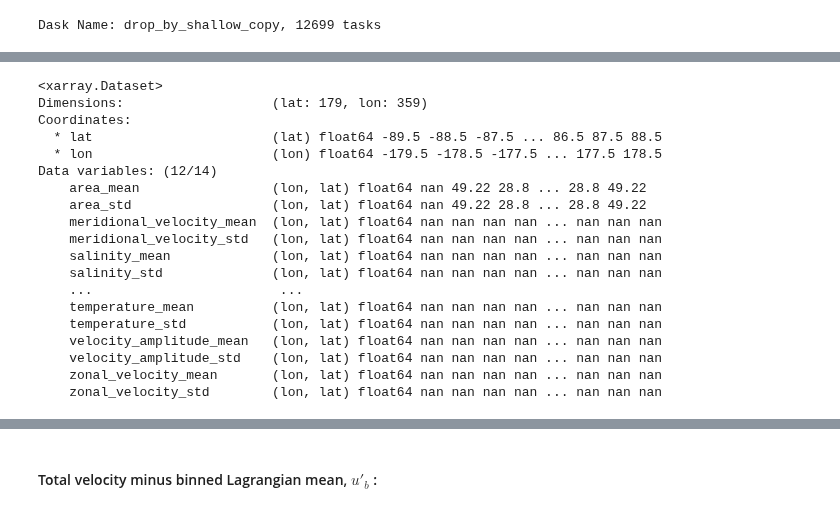
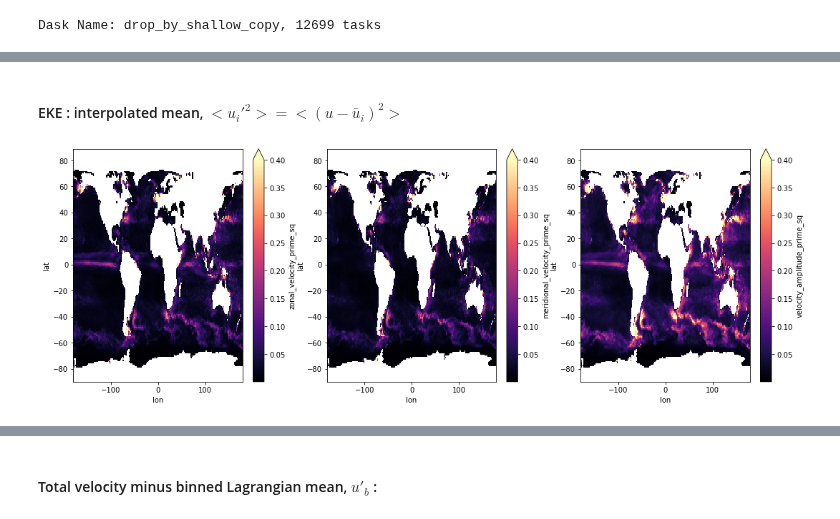
Before and after one commit to apatlpo/mit_equinox, a Jupyter notebook: parcels/binned_diags.ipynb, the cells around one changed output, grey strips where cells are left out. Saved outputs shown, nothing was run; the diff lists cells and outputs as text; code cells hidden in the pictures.

```diff
--- a/parcels/binned_diags.ipynb
+++ b/parcels/binned_diags.ipynb
@@ -101 +210,11 @@ df_uv['lat_cut'] = df_uv['lat'].map_partitions(pd.cut, lat_bins)
+# %% [markdown]
+#### EKE : interpolated mean, $<u_i'^2>=<(u-\bar u_i)^2>$
+# %%
+columns = ['zonal_velocity_prime','meridional_velocity_prime','velocity_amplitude_prime']
+figsize=(6*len(columns),6)
+fig,axs = plt.subplots(1,len(columns),figsize=figsize)#,subplot_kw=dict(projection=projection))
+for V, ax in zip(columns,axs):
+    df_mean[V+'_sq'].plot(ax=ax,x='lon',vmax=0.4,cmap='magma')
+# %% [output]
+[figure, added]
 # %%
@@ -103,22 +221,0 @@ df_bin_mean = p.load_diagnostic('L_mean_std.zarr')
-# %%
-df_bin_mean.load()
-# %% [output]
-<xarray.Dataset>
-Dimensions:                   (lat: 179, lon: 359)
-Coordinates:
-  * lat                       (lat) float64 -89.5 -88.5 -87.5 ... 86.5 87.5 88.5
-  * lon                       (lon) float64 -179.5 -178.5 -177.5 ... 177.5 178.5
-Data variables: (12/14)
-    area_mean                 (lon, lat) float64 nan 49.22 28.8 ... 28.8 49.22
-    area_std                  (lon, lat) float64 nan 49.22 28.8 ... 28.8 49.22
-    meridional_velocity_mean  (lon, lat) float64 nan nan nan nan ... nan nan nan
-    meridional_velocity_std   (lon, lat) float64 nan nan nan nan ... nan nan nan
-    salinity_mean             (lon, lat) float64 nan nan nan nan ... nan nan nan
-    salinity_std              (lon, lat) float64 nan nan nan nan ... nan nan nan
-    ...                        ...
-    temperature_mean          (lon, lat) float64 nan nan nan nan ... nan nan nan
-    temperature_std           (lon, lat) float64 nan nan nan nan ... nan nan nan
-    velocity_amplitude_mean   (lon, lat) float64 nan nan nan nan ... nan nan nan
-    velocity_amplitude_std    (lon, lat) float64 nan nan nan nan ... nan nan nan
-    zonal_velocity_mean       (lon, lat) float64 nan nan nan nan ... nan nan nan
-    zonal_velocity_std        (lon, lat) float64 nan nan nan nan ... nan nan nan
```
Also changed, not shown: parts of 65 cells of this notebook.
